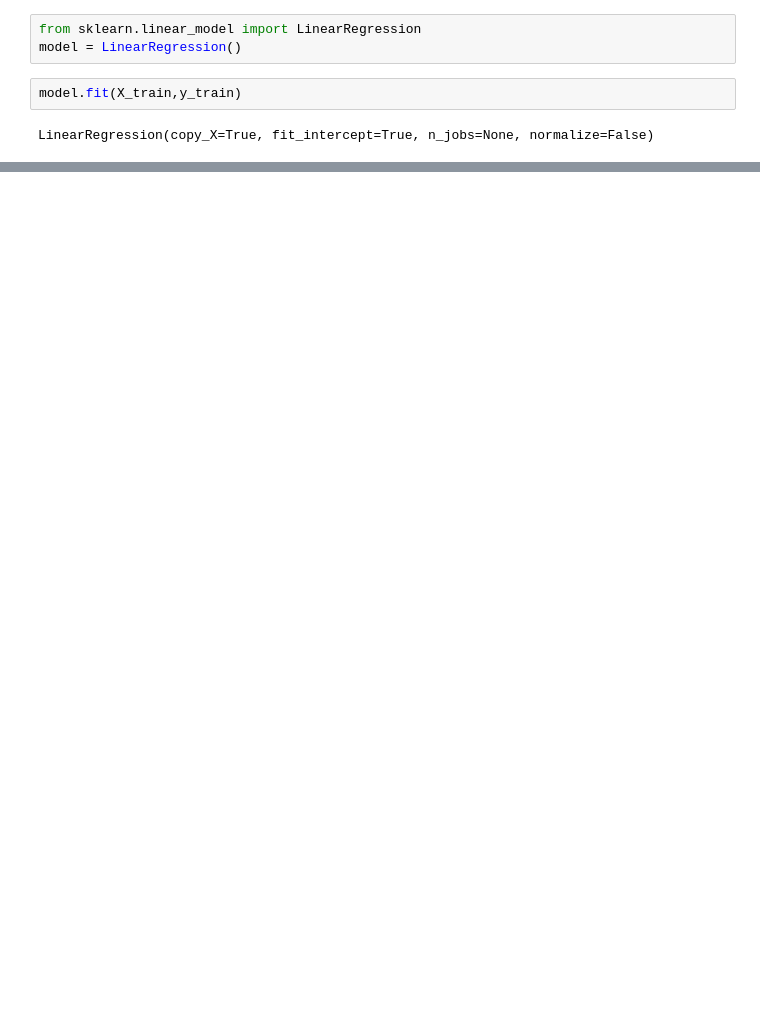
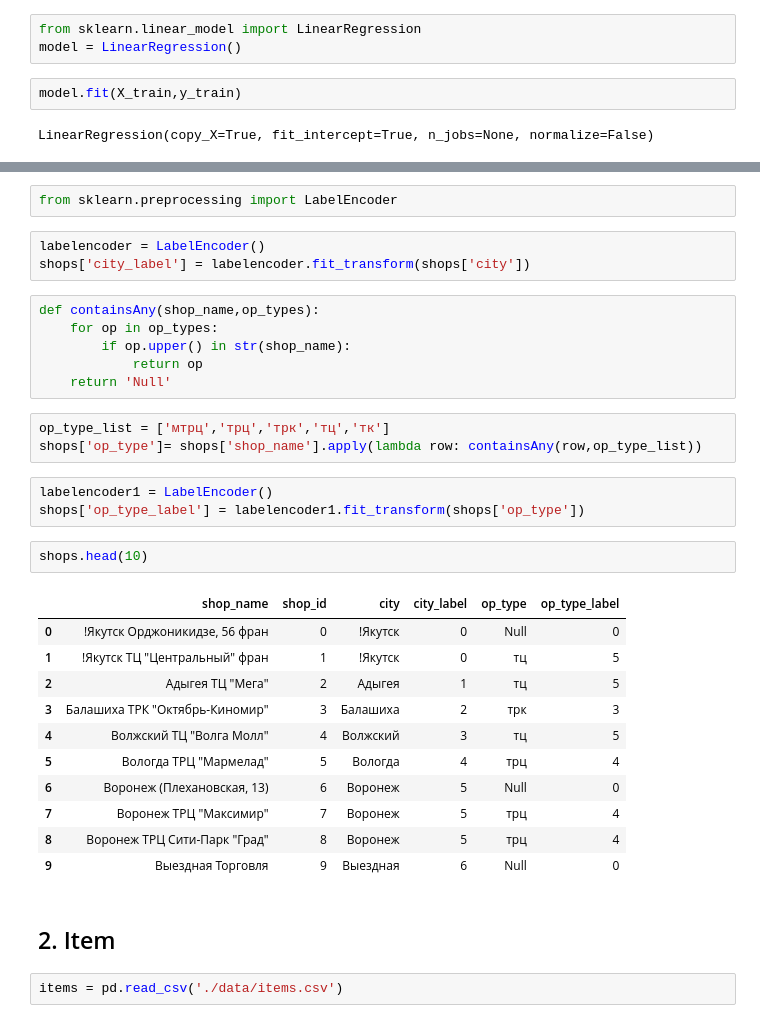
Before and after one commit to Zhang-Zhi-ZZ/Predict-Future-Sales, a Jupyter notebook: Predict_Future_Sales .ipynb, the cells around one changed output, grey strips where cells are left out. Saved outputs shown, nothing was run; the diff lists cells and outputs as text; blank space fills up the shorter version.

```diff
--- a/Predict_Future_Sales .ipynb
+++ b/Predict_Future_Sales .ipynb
@@ -511,0 +535,35 @@ model.score(X_test,y_test)
+# %%
+from sklearn.preprocessing import LabelEncoder
+# %%
+labelencoder = LabelEncoder()
+shops['city_label'] = labelencoder.fit_transform(shops['city'])
+# %%
+def containsAny(shop_name,op_types):
+    for op in op_types:
+        if op.upper() in str(shop_name):
+            return op
+    return 'Null'
+# %%
+op_type_list = ['мтрц','трц','трк','тц','тк']
+shops['op_type']= shops['shop_name'].apply(lambda row: containsAny(row,op_type_list))
+# %%
+labelencoder1 = LabelEncoder()
+shops['op_type_label'] = labelencoder1.fit_transform(shops['op_type'])
+# %%
+shops.head(10)
+# %% [output]
+|  | shop_name | shop_id | city | city_label | op_type | op_type_label |
+| 0 | !Якутск Орджоникидзе, 56 фран | 0 | !Якутск | 0 | Null | 0 |
+| 1 | !Якутск ТЦ "Центральный" фран | 1 | !Якутск | 0 | тц | 5 |
+| 2 | Адыгея ТЦ "Мега" | 2 | Адыгея | 1 | тц | 5 |
+| 3 | Балашиха ТРК "Октябрь-Киномир" | 3 | Балашиха | 2 | трк | 3 |
+| 4 | Волжский ТЦ "Волга Молл" | 4 | Волжский | 3 | тц | 5 |
+| 5 | Вологда ТРЦ "Мармелад" | 5 | Вологда | 4 | трц | 4 |
+| 6 | Воронеж (Плехановская, 13) | 6 | Воронеж | 5 | Null | 0 |
+| 7 | Воронеж ТРЦ "Максимир" | 7 | Воронеж | 5 | трц | 4 |
+| 8 | Воронеж ТРЦ Сити-Парк "Град" | 8 | Воронеж | 5 | трц | 4 |
+| 9 | Выездная Торговля | 9 | Выездная | 6 | Null | 0 |
+# %% [markdown]
+## 2. Item
+# %%
+items = pd.read_csv('./data/items.csv')
```
Also changed, not shown: parts of 27 cells of this notebook, 31 other files.
